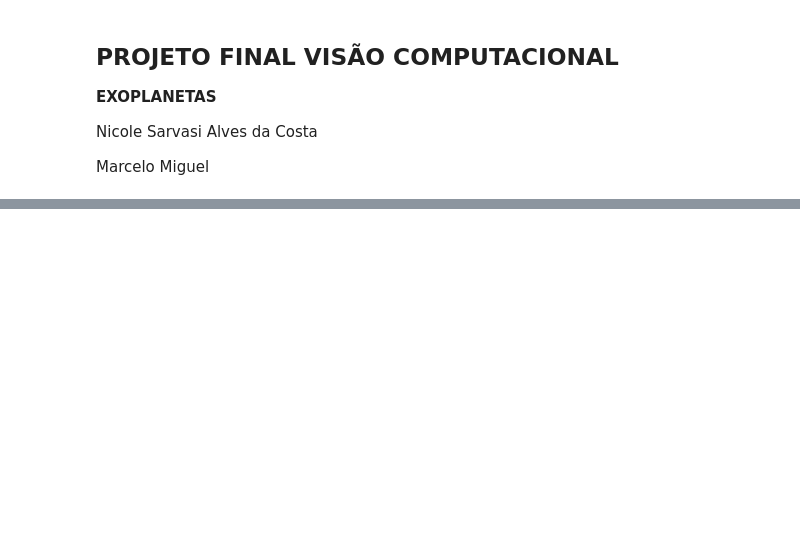
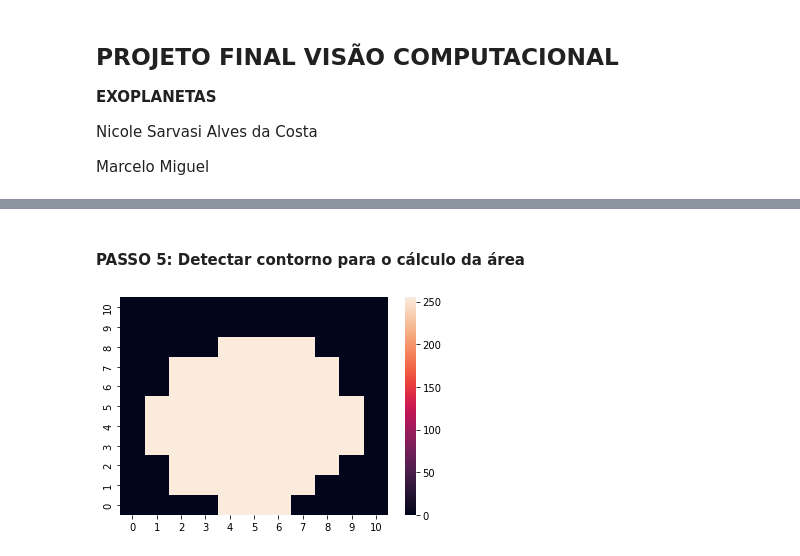
Before and after one commit to nicolecosta/exoplanetas, a Jupyter notebook: exoplanetas.ipynb, the cells around one changed output, grey strips where cells are left out. Saved outputs shown, nothing was run; the diff lists cells and outputs as text; code cells hidden in the pictures; blank space fills up the shorter version.

```diff
--- a/exoplanetas.ipynb
+++ b/exoplanetas.ipynb
@@ -70,0 +76,15 @@ pixelfile.plot(aperture_mask=pixelfile.pipeline_mask);
+# %% [markdown]
+#### **PASSO 5:** Detectar contorno para o cálculo da área
+# %%
+rows,cols=blur_normalize.shape
+T=np.median(blur_normalize)
+blur_bin = blur_normalize.copy()
+for l in range(rows):
+    for c in range(cols):
+        if blur_normalize[l,c] < T:
+            blur_bin[l,c]=0
+        else:
+            blur_bin[l,c]=255
+plot_heatmap(blur_bin)
+# %% [output]
+[figure, added]
```
Also changed, not shown: parts of 29 cells of this notebook.
